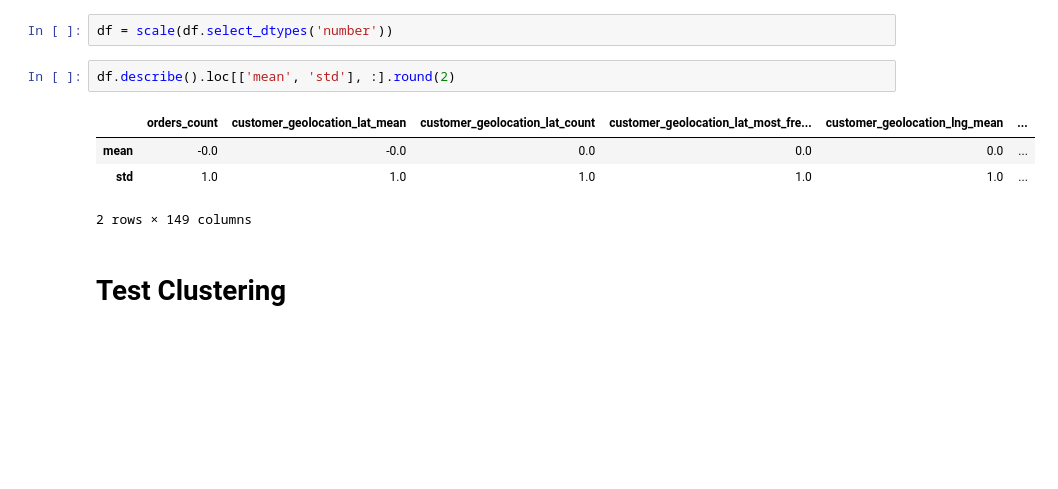
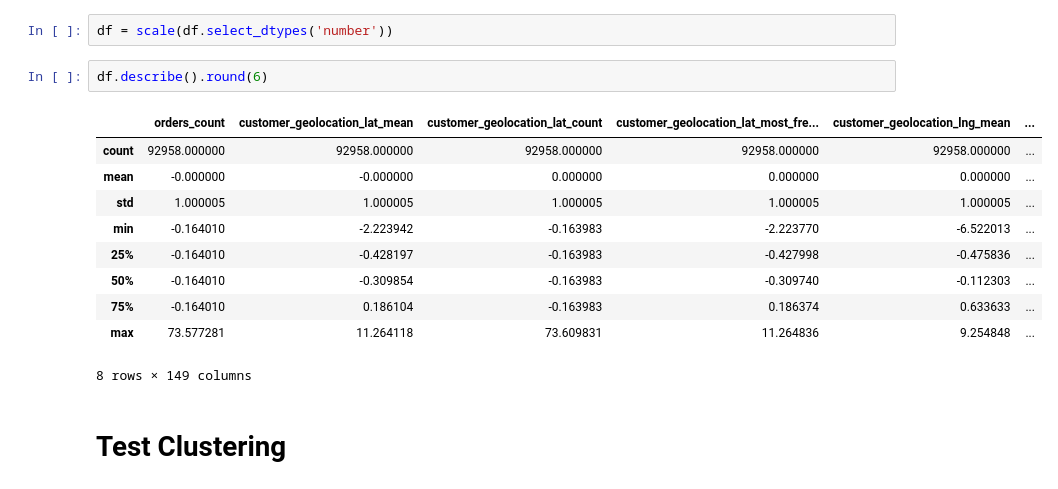
Before and after one commit to CODEheures/oc-ingenieur-ia, a Jupyter notebook: p5/Projet/p5_2-essais.ipynb, the cells around one changed output. Drawn from its saved outputs; the diff is of its cells as text; blank space fills up the shorter version.

```diff
--- a/p5/Projet/p5_2-essais.ipynb
+++ b/p5/Projet/p5_2-essais.ipynb
@@ -69,12 +69,18 @@ df
 # %%
 df = scale(df.select_dtypes('number'))
 # %%
-df.describe().loc[['mean', 'std'], :].round(2)
+df.describe().round(6)
 # %% [output]
 |  | orders_count | customer_geolocation_lat_mean | customer_geolocation_lat_count | customer_geolocation_lat_most_fre... | customer_geolocation_lng_mean | ... |
-| mean | -0.0 | -0.0 | 0.0 | 0.0 | 0.0 | ... |
-| std | 1.0 | 1.0 | 1.0 | 1.0 | 1.0 | ... |
+| count | 92958.000000 | 92958.000000 | 92958.000000 | 92958.000000 | 92958.000000 | ... |
+| mean | -0.000000 | -0.000000 | 0.000000 | 0.000000 | 0.000000 | ... |
+| std | 1.000005 | 1.000005 | 1.000005 | 1.000005 | 1.000005 | ... |
+| min | -0.164010 | -2.223942 | -0.163983 | -2.223770 | -6.522013 | ... |
+| 25% | -0.164010 | -0.428197 | -0.163983 | -0.427998 | -0.475836 | ... |
+| 50% | -0.164010 | -0.309854 | -0.163983 | -0.309740 | -0.112303 | ... |
+| 75% | -0.164010 | 0.186104 | -0.163983 | 0.186374 | 0.633633 | ... |
+| max | 73.577281 | 11.264118 | 73.609831 | 11.264836 | 9.254848 | ... |
-2 rows × 149 columns
+8 rows × 149 columns
 # %% [markdown]
 # Test Clustering
 # %% [markdown]
```
Also changed, not shown: parts of 13 cells of this notebook.
